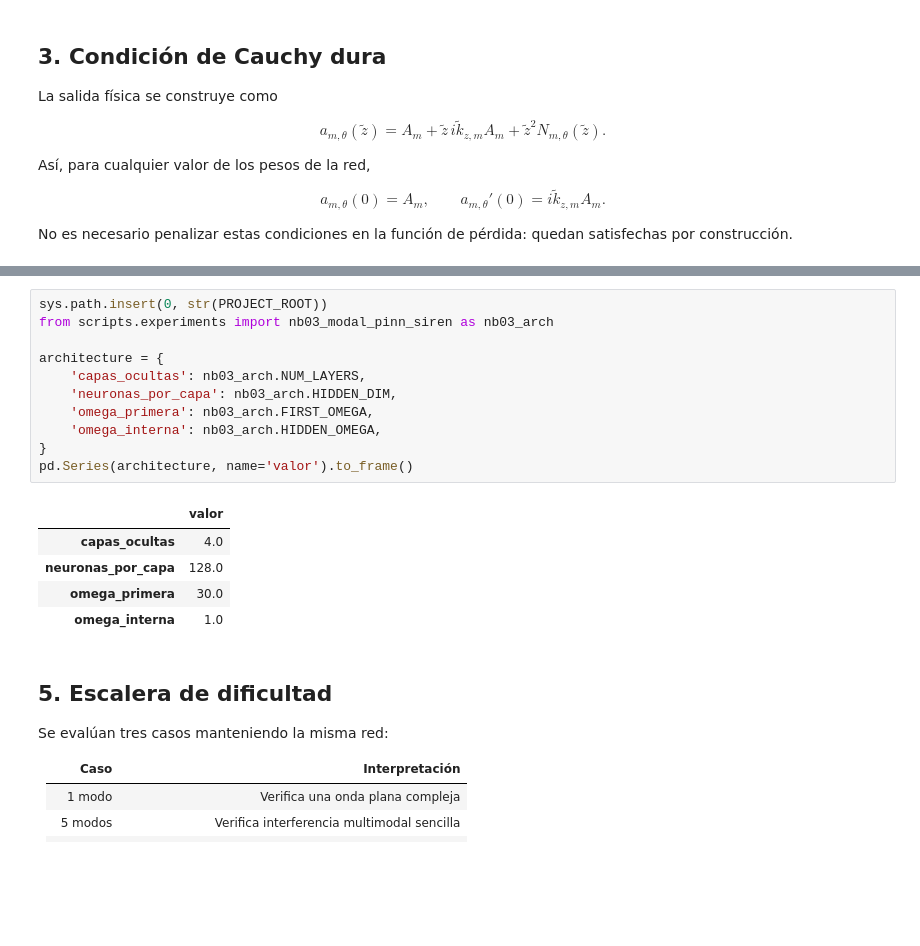
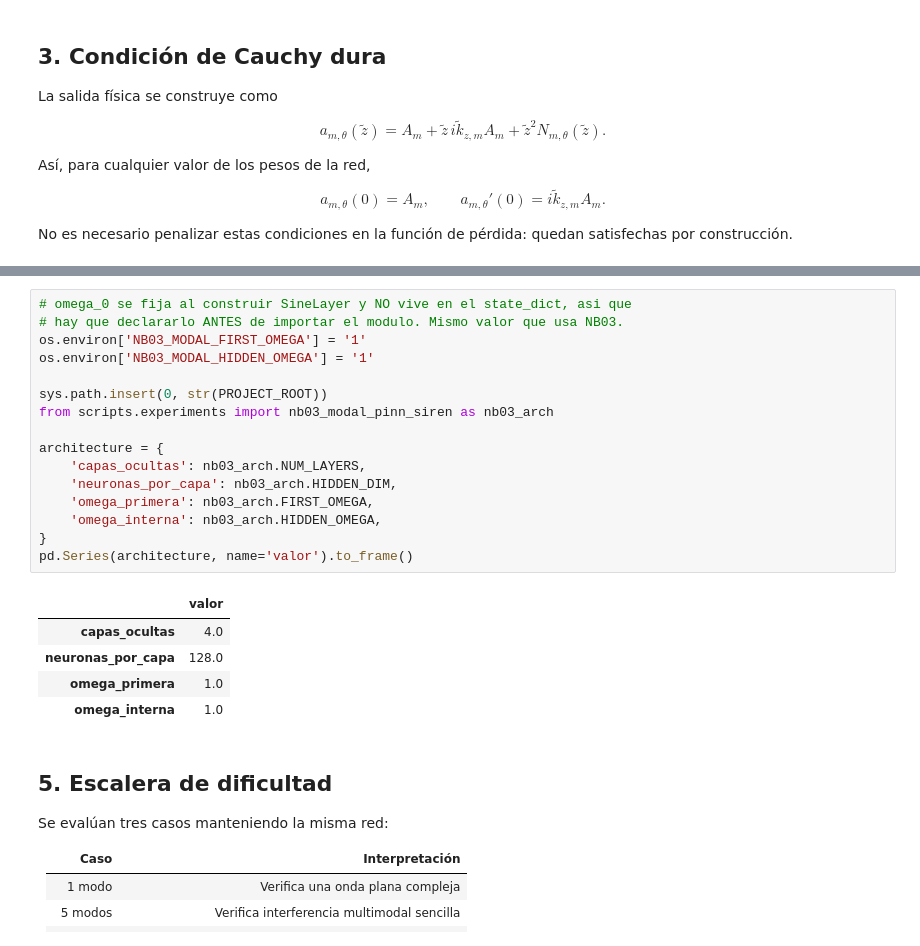
Before and after one commit to RobertoEstradah/pinn_speckle, a Jupyter notebook: notebooks/02b_validacion_puente_arquitectura_modal_nb03.ipynb, the cells around one changed output, grey strips where cells are left out. Cells and saved outputs as stored; diff of their text form; blank space fills up the shorter version.

```diff
--- a/notebooks/02b_validacion_puente_arquitectura_modal_nb03.ipynb
+++ b/notebooks/02b_validacion_puente_arquitectura_modal_nb03.ipynb
@@ -96,19 +109,24 @@ Se importa directamente la clase `ModalSiren` utilizada por NB03. De esta manera
 # %%
+# omega_0 se fija al construir SineLayer y NO vive en el state_dict, asi que
+# hay que declararlo ANTES de importar el modulo. Mismo valor que usa NB03.
+os.environ['NB03_MODAL_FIRST_OMEGA'] = '1'
+os.environ['NB03_MODAL_HIDDEN_OMEGA'] = '1'
+
 sys.path.insert(0, str(PROJECT_ROOT))
 from scripts.experiments import nb03_modal_pinn_siren as nb03_arch
 
 architecture = {
     'capas_ocultas': nb03_arch.NUM_LAYERS,
     'neuronas_por_capa': nb03_arch.HIDDEN_DIM,
     'omega_primera': nb03_arch.FIRST_OMEGA,
     'omega_interna': nb03_arch.HIDDEN_OMEGA,
 }
 pd.Series(architecture, name='valor').to_frame()
 # %% [output]
 |  | valor |
 | capas_ocultas | 4.0 |
 | neuronas_por_capa | 128.0 |
-| omega_primera | 30.0 |
+| omega_primera | 1.0 |
 | omega_interna | 1.0 |
 # %% [markdown]
 ## 5. Escalera de dificultad
```
Also changed, not shown: parts of 6 cells of this notebook, 5 other files.
